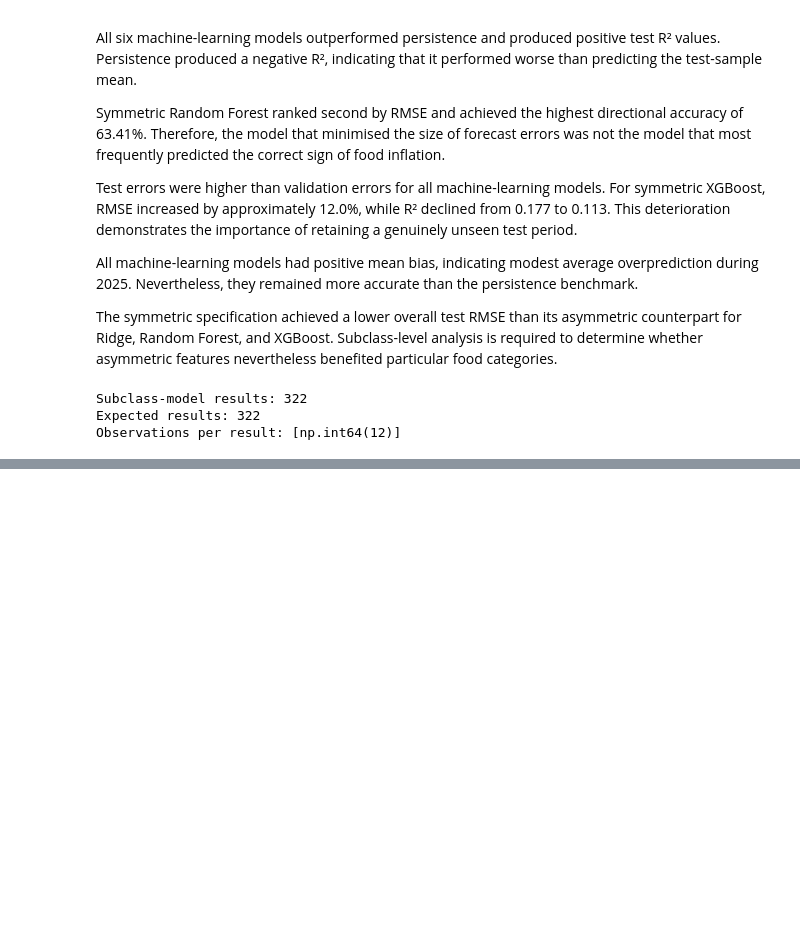
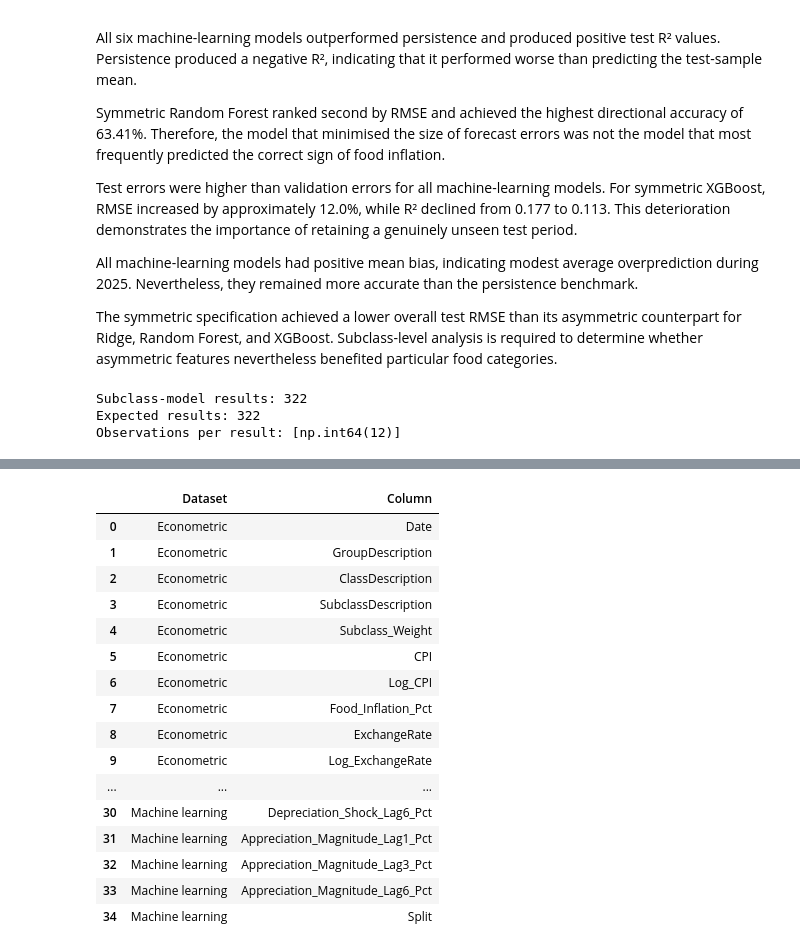
Before and after one commit to MasindiManaga/ERPT_ML_Research, a Jupyter notebook: notebooks/09_Machine_Learning_Evaluation_and_Comparison.ipynb, the cells around one changed output, grey strips where cells are left out. Cells and saved outputs as stored; diff of their text form; code cells hidden in the pictures; blank space fills up the shorter version.

```diff
--- a/notebooks/09_Machine_Learning_Evaluation_and_Comparison.ipynb
+++ b/notebooks/09_Machine_Learning_Evaluation_and_Comparison.ipynb
@@ -706,0 +895,77 @@ Largest asymmetric improvements:
+# %%
+# inspect available econometric data and forecast outputs
+econometric_data_path = (
+    processed_data_directory / "econometric_model_data.csv"
+)
+
+econometric_data = pd.read_csv(
+    econometric_data_path,
+    parse_dates=["Date"],
+)
+
+data_column_inventory = pd.concat(
+    [
+        pd.DataFrame(
+            {
+                "Dataset": "Econometric",
+                "Column": econometric_data.columns,
+            }
+        ),
+        pd.DataFrame(
+            {
+                "Dataset": "Machine learning",
+                "Column": ml_data.columns,
+            }
+        ),
+    ],
+    ignore_index=True,
+)
+
+reports_table_directory = Path("../reports/tables")
+existing_csv_files = sorted(
+    reports_table_directory.rglob("*.csv")
+)
+
+var_or_forecast_files = [
+    file_path
+    for file_path in existing_csv_files
+    if (
+        "var" in file_path.stem.lower()
+        or "forecast" in file_path.stem.lower()
+    )
+]
+
+econometric_input_summary = pd.DataFrame(
+    {
+        "Value": [
+            len(econometric_data),
+            econometric_data[
+                "SubclassDescription"
+            ].nunique(),
+            econometric_data["Date"].nunique(),
+            econometric_data["Date"].min(),
+            econometric_data["Date"].max(),
+            int(econometric_data.isna().sum().sum()),
+        ]
+    },
+    index=[
+        "Observations",
+        "Food subclasses",
+        "Unique months",
+        "Start date",
+        "End date",
+        "Missing values",
+    ],
+)
+
+display(econometric_input_summary)
+display(data_column_inventory)
+
+print("Existing VAR or forecast-related tables:")
+
+if var_or_forecast_files:
+    for file_path in var_or_forecast_files:
+        print(file_path.as_posix())
+else:
+    print("None found.")
+# %% [output]
@@ -706,0 +979,17 @@ Largest asymmetric improvements:
+|  | Dataset | Column |
+| 0 | Econometric | Date |
+| 1 | Econometric | GroupDescription |
+| 2 | Econometric | ClassDescription |
+| 3 | Econometric | SubclassDescription |
+| 4 | Econometric | Subclass_Weight |
+| 5 | Econometric | CPI |
+| 6 | Econometric | Log_CPI |
+| 7 | Econometric | Food_Inflation_Pct |
+| 8 | Econometric | ExchangeRate |
+| 9 | Econometric | Log_ExchangeRate |
+| ... | ... | ... |
+| 30 | Machine learning | Depreciation_Shock_Lag6_Pct |
+| 31 | Machine learning | Appreciation_Magnitude_Lag1_Pct |
+| 32 | Machine learning | Appreciation_Magnitude_Lag3_Pct |
+| 33 | Machine learning | Appreciation_Magnitude_Lag6_Pct |
+| 34 | Machine learning | Split |
```
Also changed, not shown: parts of 14 cells of this notebook.
